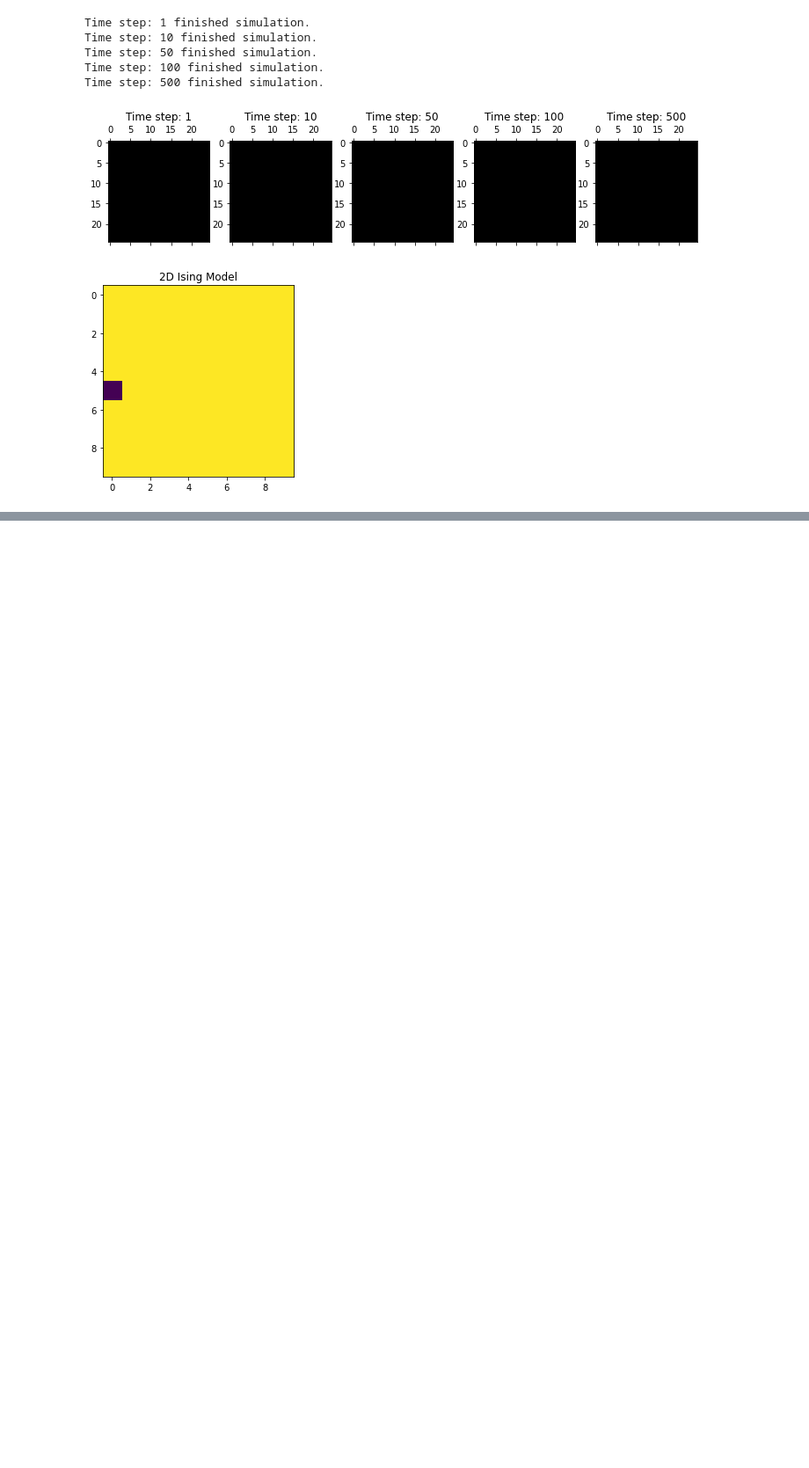
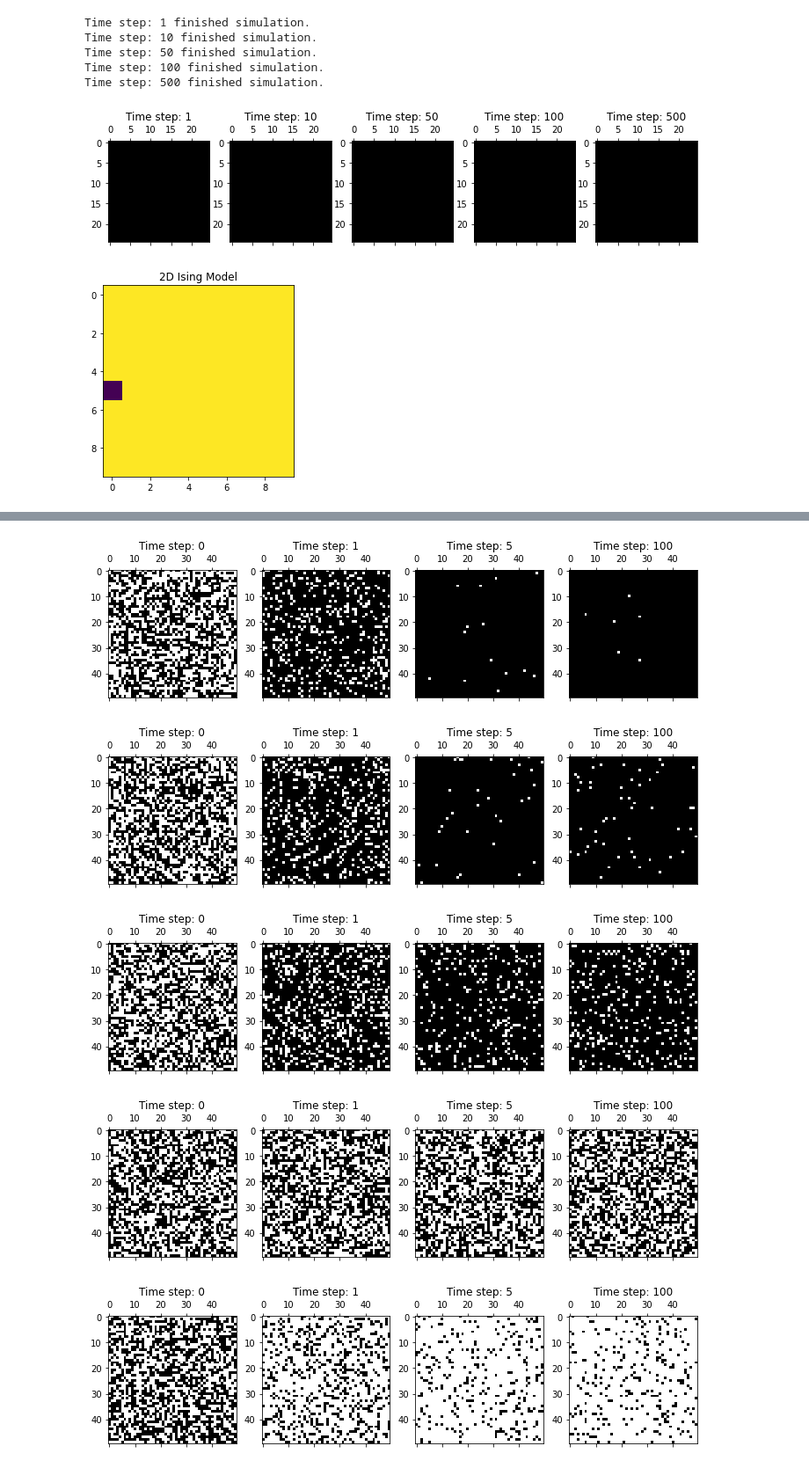
Before and after one commit to hsuchungchuan/Part-II-Computational-Physics, a Jupyter notebook: Exercise3_IsingModel.ipynb, the cells around one changed output, grey strips where cells are left out. Shown: that part at 88% size. Saved outputs shown, nothing was run; the diff lists cells and outputs as text; code cells hidden in the pictures; blank space fills up the shorter version.

```diff
--- a/Exercise3_IsingModel.ipynb
+++ b/Exercise3_IsingModel.ipynb
@@ -156,0 +241,10 @@ plt.show()
+# %%
+betamuH_array = np.array([-3,-2,-1,0,1,2,3])
+for i in range(len(betamuH_array)):
+    evolve_and_plot(w=50,type='random',betaJ=0,betamuH=betamuH_array[i],time_steps_value=[0,1,5,100])
+# %% [output]
+[figure, added]
+[figure, added]
+[figure, added]
+[figure, added]
+[figure, added]
```
Also changed, not shown: parts of 20 cells of this notebook, 3 other files.
